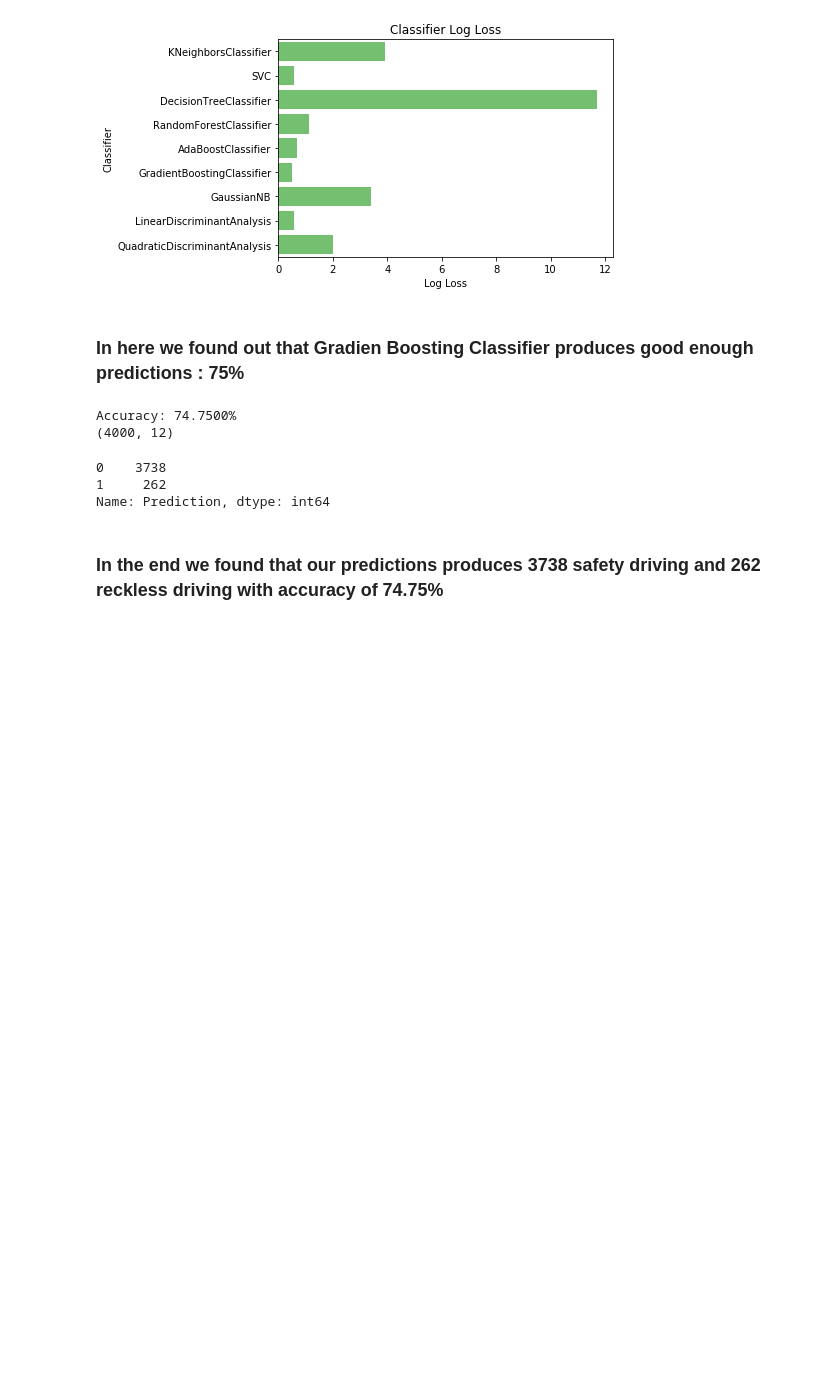
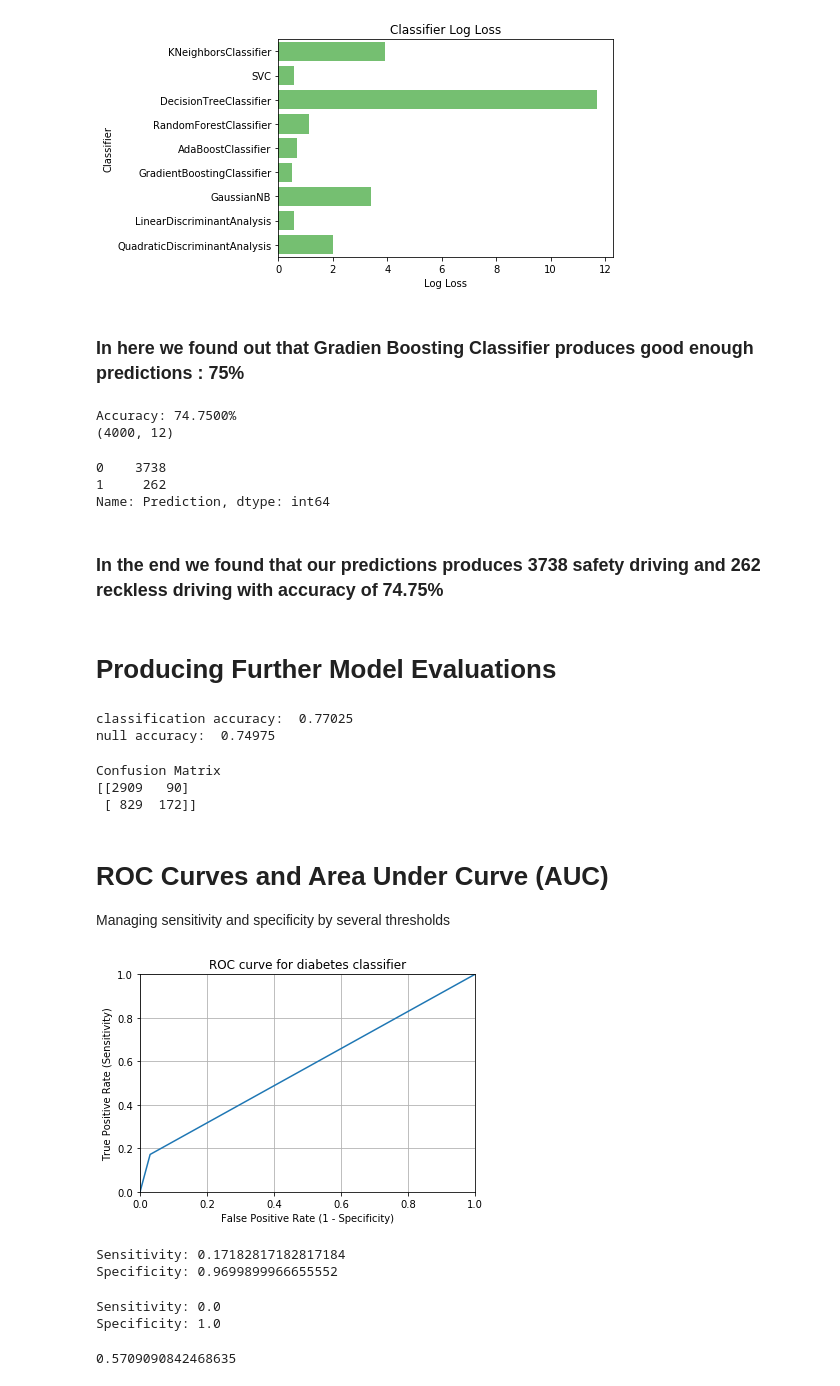
Before and after one commit to VincentTatan/GrabSafetyChallenge, a Jupyter notebook: Grab_Challenge_Python_Notebook.ipynb, the cells around one changed output. Cells and saved outputs as stored; diff of their text form; code cells hidden in the pictures; blank space fills up the shorter version.

Commit message:
Adding further AUC and ROC evaluations for the Gradient Boosting Model

```diff
--- a/Grab_Challenge_Python_Notebook.ipynb
+++ b/Grab_Challenge_Python_Notebook.ipynb
@@ -427,3 +427,37 @@ Accuracy: 74.7500%
 Name: Prediction, dtype: int64
 # %% [markdown]
 ### In the end we found that our predictions produces 3738 safety driving and 262 reckless driving with accuracy of 74.75%
+# %% [markdown]
+# Producing Further Model Evaluations
+# %%
+from sklearn import metrics
+
+# calculate null accuracy (for multi-class classification problems)
+print('classification accuracy: ',metrics.accuracy_score(y_test, submission))
+print('null accuracy: ',y_test.value_counts().head(1).values[0] / len(y_test))
+# %% [output]
+classification accuracy:  0.77025
+null accuracy:  0.74975
+# %%
+print('Confusion Matrix')
+print(metrics.confusion_matrix(y_test, submission))
+# %% [output]
+Confusion Matrix
+[[2909   90]
+ [ 829  172]]
+# %% [markdown]
+# ROC Curves and  Area Under Curve (AUC)
+
+Managing sensitivity and specificity by several thresholds
+# %%
+# IMPORTANT: first argument is true values, second argument is predicted probabilities
+fpr, tpr, thresholds = metrics.roc_curve(y_test, submission)
+plt.plot(fpr, tpr)
+plt.xlim([0.0, 1.0])
+plt.ylim([0.0, 1.0])
+plt.title('ROC curve for diabetes classifier')
+plt.xlabel('False Positive Rate (1 - Specificity)')
+plt.ylabel('True Positive Rate (Sensitivity)')
+plt.grid(True)
+# %% [output]
+[figure, added]
@@ -429,0 +469,14 @@ Name: Prediction, dtype: int64
+# %%
+evaluate_threshold(0.5)
+# %% [output]
+Sensitivity: 0.17182817182817184
+Specificity: 0.9699899966655552
+# %%
+evaluate_threshold(1)
+# %% [output]
+Sensitivity: 0.0
+Specificity: 1.0
+# %%
+print(metrics.roc_auc_score(y_test, submission))
+# %% [output]
+0.5709090842468635
```
Also changed, not shown: parts of 1 cell of this notebook.
